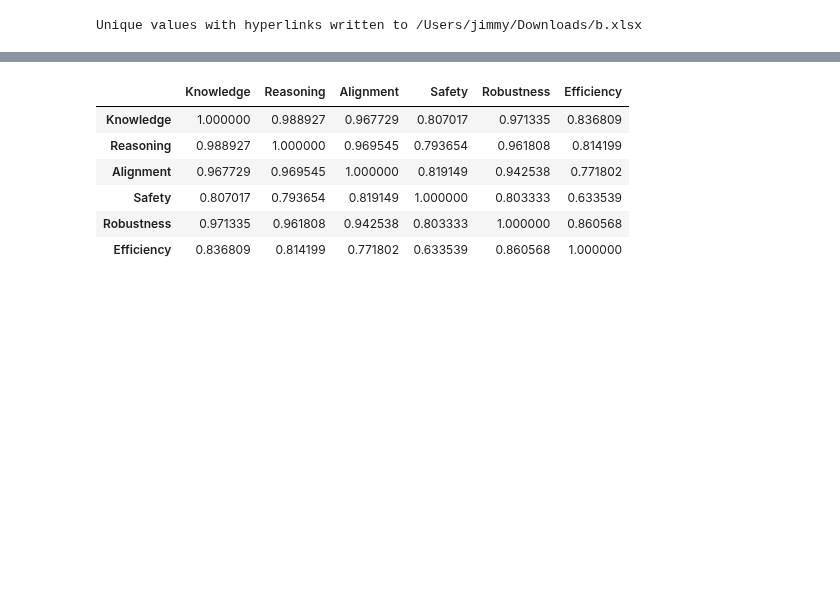
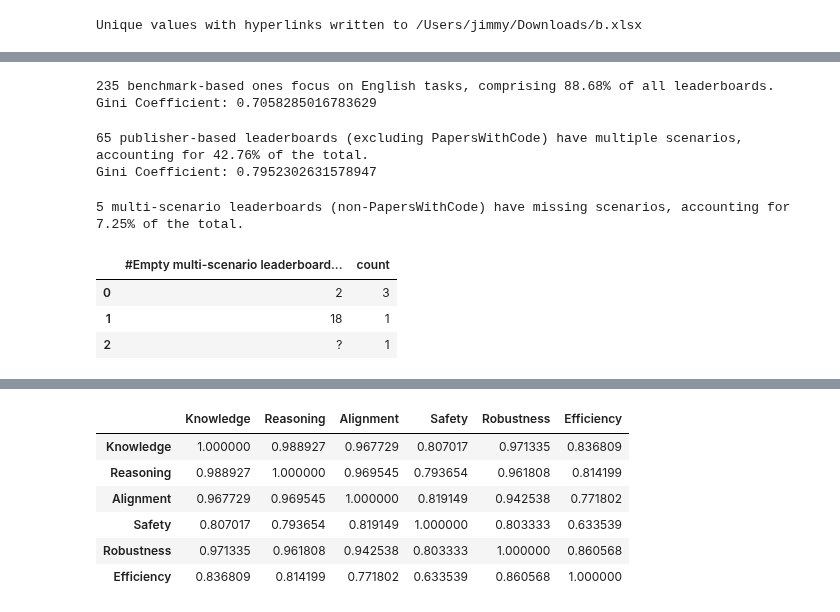
Before and after one commit to zhimin-z/Foundation-Model-Leaderboard-Survey, a Jupyter notebook: code/main.ipynb, the cells around one changed output, grey strips where cells are left out. Cells and saved outputs as stored; diff of their text form; code cells hidden in the pictures; blank space fills up the shorter version.

```diff
--- a/code/main.ipynb
+++ b/code/main.ipynb
@@ -947,0 +1160,72 @@ Gini Coefficient: 0.7215007215007221
+# %%
+df = pd.read_csv(path_rq1 / 'Leaderboard_processed.csv')
+df['Language'] = df['Language'].apply(ast.literal_eval)
+print(f"{len(df[df['Language'].apply(lambda x: 'English' in x)])} benchmark-based ones focus on English tasks, comprising {round(len(df[df['Language'].apply(lambda x: 'English' in x)])/len(df),4)*100}% of all leaderboards.")
+language_counts = df.explode('Language')['Language'].value_counts().reset_index()
+language_counts['Weight'] = 1
+
+# Calculate the Gini coefficient
+gini_coefficient = ineqpy.inequality.gini(data=language_counts, income='count', weights='Weight')
+print("Gini Coefficient:", gini_coefficient)
+
+language_counts = language_counts[language_counts['count'] > 3]
+fig = px.bar(
+    x=language_counts['Language'],
+    y=language_counts['count'],
+    text_auto=True,
+    labels={'x': 'Language', 'y': 'Count of Name-based Leaderboards'},
+    title='Frequency of Leaderboard across Different Languages'
+)
+# fig.write_image(path_rq1 / 'language distribution.pdf')
+fig.show()
+# %% [output]
+235 benchmark-based ones focus on English tasks, comprising 88.68% of all leaderboards.
+Gini Coefficient: 0.7058285016783629
+# %%
+leaderboard_scenario_count = {}
+leaderboard_count = 0
+for directory in os.listdir(path_data):
+    subdirectory_path = os.path.join(path_data, directory)
+    leaderboard_count += 1
+    scenario = 0
+    for file in glob.glob(os.path.join(subdirectory_path, "*.json")):
+        file_name = file.split('/')[-1]
+        if not file_name.startswith('pwc'):
+            scenario += 1
+    if scenario:
+        leaderboard_scenario_count[directory] = scenario
+
+df = pd.DataFrame(list(leaderboard_scenario_count.items()), columns=['Leaderboard', '#Scenario'])
+print(f'{len(df[df["#Scenario"] > 1])} publisher-based leaderboards (excluding PapersWithCode) have multiple scenarios, accounting for {round(len(df[df["#Scenario"] > 1])/len(df)*100,2)}% of the total.')
+scenario_counts = df.explode('#Scenario')['#Scenario'].value_counts().reset_index()
+scenario_counts['Weight'] = 1
+
+# Calculate the Gini coefficient
+gini_coefficient = ineqpy.inequality.gini(data=scenario_counts, income='count', weights='Weight')
+print("Gini Coefficient:", gini_coefficient)
+
+scenario_counts = scenario_counts[scenario_counts['#Scenario'] < 10]
+fig = px.bar(
+    x=scenario_counts['#Scenario'],
+    y=scenario_counts['count'],
+    text_auto=True,
+    labels={'x': '#Scenario', 'y': 'Count of Publisher-based Leaderboards'},
+    title='Frequency of Scenarios across Different Leaderboards'
+)
+# fig.write_image(path_rq1 / 'scenario distribution.pdf')
+fig.show()
+# %% [output]
+65 publisher-based leaderboards (excluding PapersWithCode) have multiple scenarios, accounting for 42.76% of the total.
+Gini Coefficient: 0.7952302631578947
+# %%
+df = pd.read_csv(path_rq1 / 'Leaderboard_processed.csv')
+df['Leaderboard segmentation criteria for all platforms (non-pwc)'] = df['Leaderboard segmentation criteria for all platforms (non-pwc)'].apply(ast.literal_eval)
+df = df[df['Leaderboard segmentation criteria for all platforms (non-pwc)'].map(len) > 0]
+print(f"{len(df[df['#Empty multi-scenario leaderboards (non-pwc)'].notna()])} multi-scenario leaderboards (non-PapersWithCode) have missing scenarios, accounting for {round(len(df[df['#Empty multi-scenario leaderboards (non-pwc)'].notna()])/len(df)*100,2)}% of the total.")
+df['#Empty multi-scenario leaderboards (non-pwc)'].value_counts().reset_index()
+# %% [output]
+5 multi-scenario leaderboards (non-PapersWithCode) have missing scenarios, accounting for 7.25% of the total.
+|  | #Empty multi-scenario leaderboard... | count |
+| 0 | 2 | 3 |
+| 1 | 18 | 1 |
+| 2 | ? | 1 |
```
Also changed, not shown: parts of 37 cells of this notebook, 9 other files.
